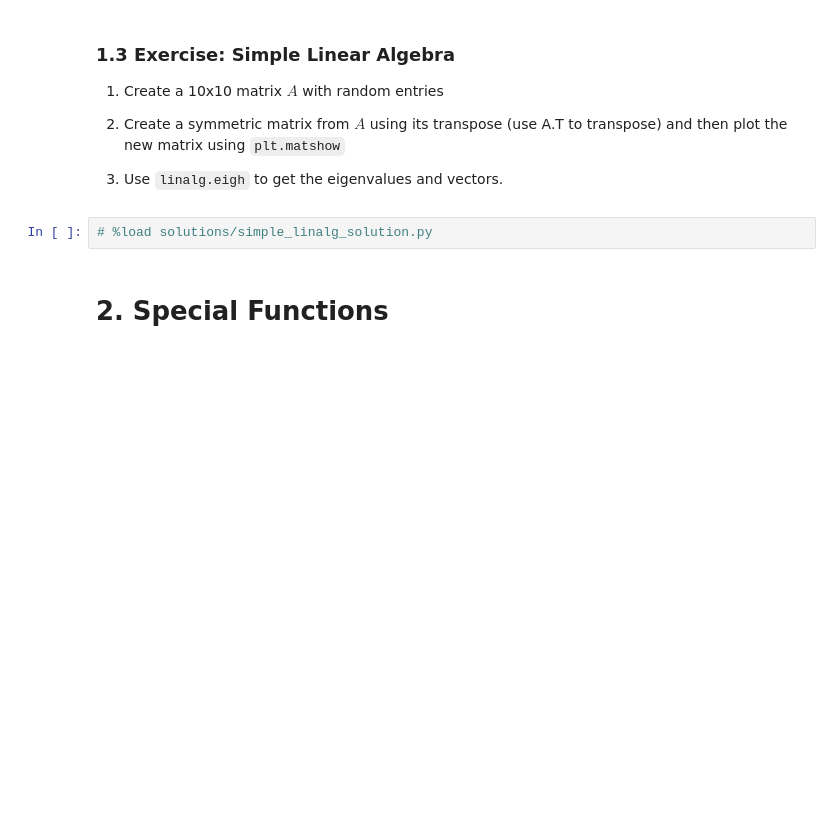
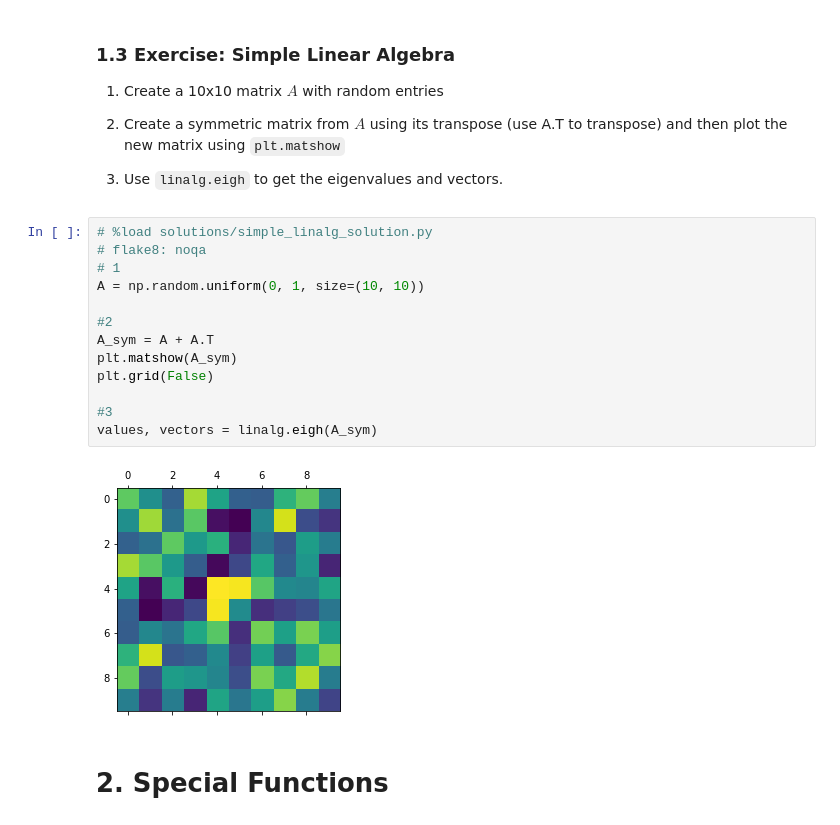
Before and after one commit to JouvinLea/Escape2022, a Jupyter notebook: scipy/scipy_hands_on.ipynb, the cells around one changed output. Drawn from its saved outputs; the diff is of its cells as text; blank space fills up the shorter version.

```diff
--- a/scipy/scipy_hands_on.ipynb
+++ b/scipy/scipy_hands_on.ipynb
@@ -153,8 +165,21 @@ There are also more specialized solvers, like the `eigh` for Hermitian matrices.
 2. Create a symmetric matrix from $A$ using its transpose (use A.T to transpose) and then plot the new matrix using `plt.matshow`
 
 3. Use `linalg.eigh` to get the eigenvalues and vectors.
-# %%
-# %load solutions/simple_linalg_solution.py
+# %%
+# %load solutions/simple_linalg_solution.py
+# flake8: noqa
+# 1
+A = np.random.uniform(0, 1, size=(10, 10))
+
+#2
+A_sym = A + A.T
+plt.matshow(A_sym)
+plt.grid(False)
+
+#3
+values, vectors = linalg.eigh(A_sym)
+# %% [output]
+[figure, added]
 # %% [markdown]
 # 2. Special Functions
 # %% [markdown]
```
Also changed, not shown: parts of 34 cells of this notebook, 12 other files.
